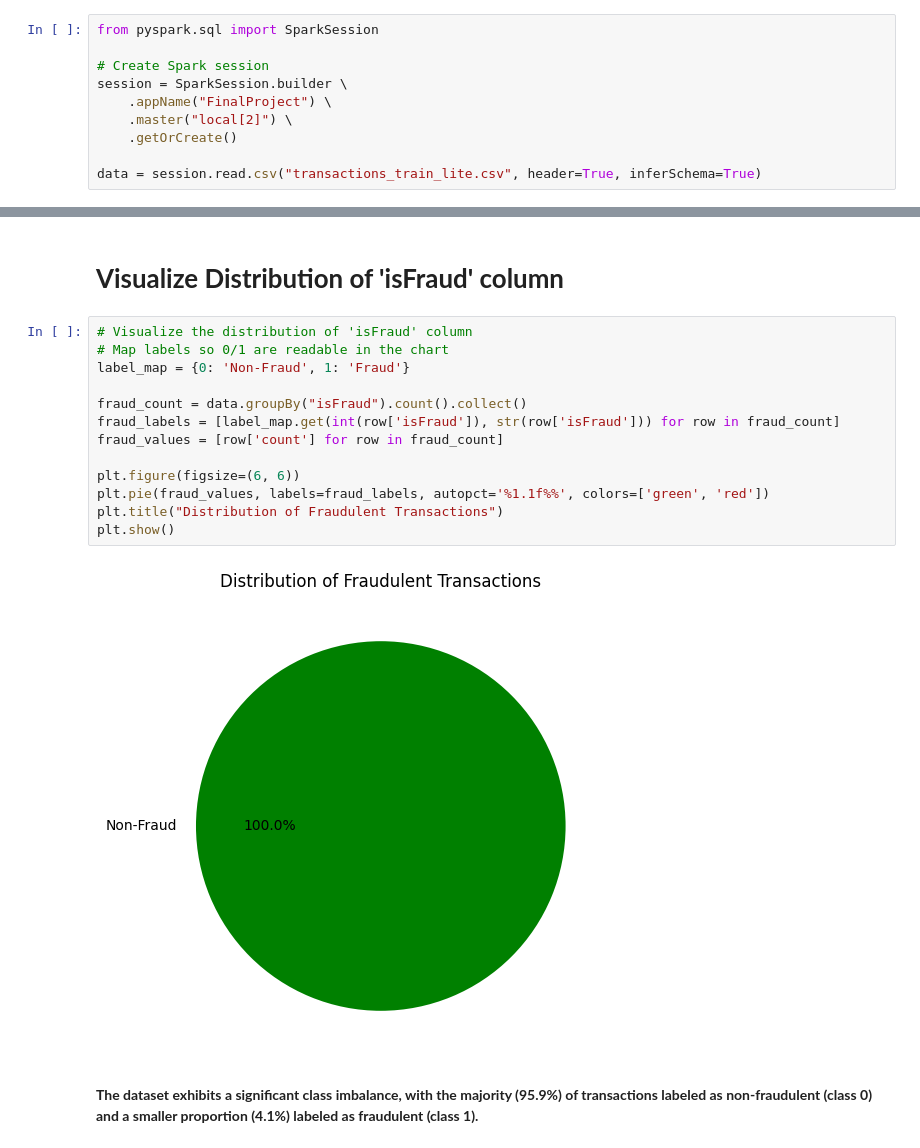
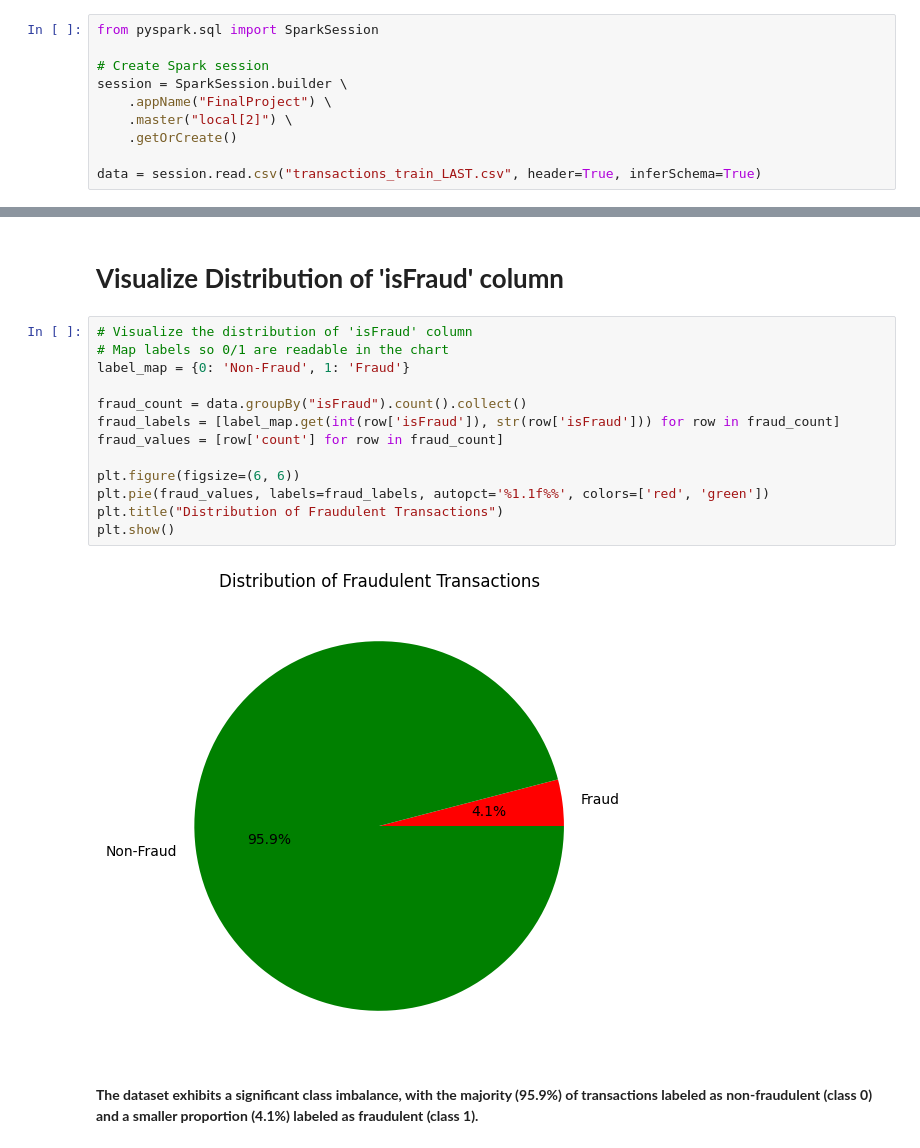
Before and after one commit to novasayat/real-time-fraud-pyspark, a Jupyter notebook: real-time-fraud_detection.ipynb.ipynb, the cells around one changed output, grey strips where cells are left out. Drawn from its saved outputs; the diff is of its cells as text.

Commit message:
Use full dataset filename and clarify AUC; ignore local data

```diff
--- a/real-time-fraud_detection.ipynb.ipynb
+++ b/real-time-fraud_detection.ipynb.ipynb
@@ -48,7 +57,7 @@ session = SparkSession.builder \
     .master("local[2]") \
     .getOrCreate()
 
-data = session.read.csv("transactions_train_lite.csv", header=True, inferSchema=True)
+data = session.read.csv("transactions_train_LAST.csv", header=True, inferSchema=True)
 # %%
 from pyspark.sql.functions import col
 from pyspark.ml.feature import MinMaxScaler
@@ -300,18 +307,18 @@ plt.show()
 # %%
 # Visualize the distribution of 'isFraud' column
 # Map labels so 0/1 are readable in the chart
 label_map = {0: 'Non-Fraud', 1: 'Fraud'}
 
 fraud_count = data.groupBy("isFraud").count().collect()
 fraud_labels = [label_map.get(int(row['isFraud']), str(row['isFraud'])) for row in fraud_count]
 fraud_values = [row['count'] for row in fraud_count]
 
 plt.figure(figsize=(6, 6))
-plt.pie(fraud_values, labels=fraud_labels, autopct='%1.1f%%', colors=['green', 'red'])
+plt.pie(fraud_values, labels=fraud_labels, autopct='%1.1f%%', colors=['red', 'green'])
 plt.title("Distribution of Fraudulent Transactions")
 plt.show()
 # %% [output]
-[figure, old version]
+[figure, new version]
 # %% [markdown]
 **The dataset exhibits a significant class imbalance, with the majority (95.9%) of transactions labeled as non-fraudulent (class 0) and a smaller proportion (4.1%) labeled as fraudulent (class 1).**
 # %% [markdown]
```
Also changed, not shown: parts of 35 cells of this notebook, 2 other files.
